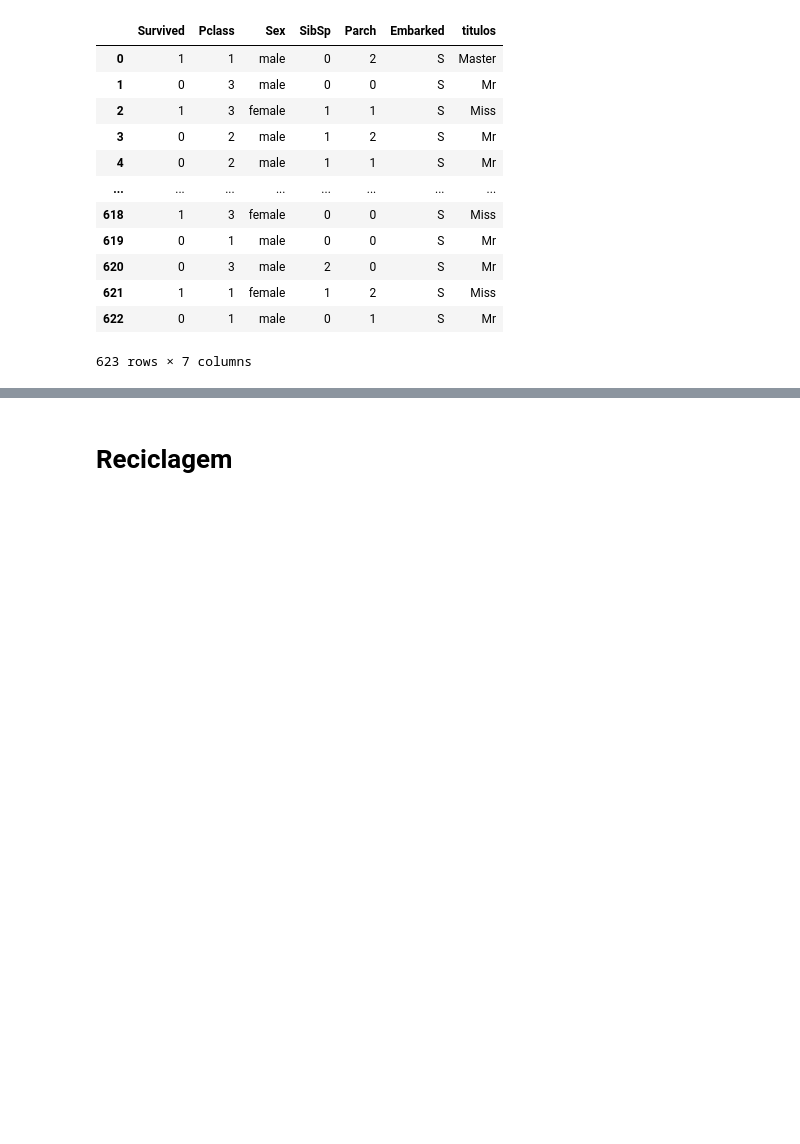
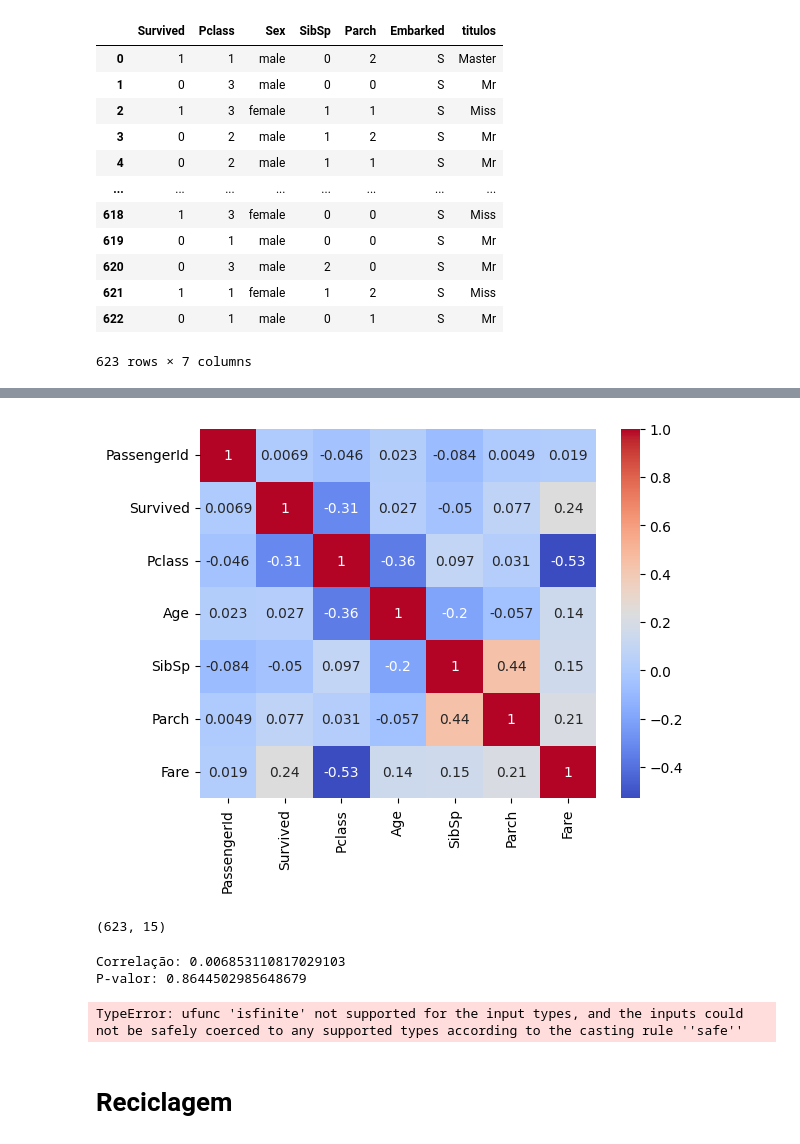
Before and after one commit to MaryannaSilva/Titanic, a Jupyter notebook: Modelo_do_Titanic.ipynb, the cells around one changed output, grey strips where cells are left out. Drawn from its saved outputs; the diff is of its cells as text; code cells hidden in the pictures; blank space fills up the shorter version.

```diff
--- a/Modelo_do_Titanic.ipynb
+++ b/Modelo_do_Titanic.ipynb
@@ -315,0 +401,6 @@ df1
+# %%
+intervalos = [0, 8, 15, 30, 513]
+
+# criar as categorias a partir dos intervalos
+dt_train_Expl["Fare"] = np.where(dt_train_Expl["Fare"] == 0.0, 0.001, dt_train_Expl["Fare"])
+dt_train_Expl["Fare_Intervalo"] = pd.cut(dt_train_Expl["Fare"], bins=intervalos).astype(str)
@@ -315,0 +463,2 @@ df1
+# %%
+corr_matrix = dt_train_Expl.corr()
@@ -316,2 +476,45 @@ df1
+# %%
+import matplotlib.pyplot as plt
+import seaborn as sns
+
+# Cria o heatmap da matriz de correlação
+sns.heatmap(corr_matrix, annot=True, cmap='coolwarm')
+
+# Mostra o gráfico
+plt.show()
+# %% [output]
+[figure, added]
+# %%
+import numpy as np
+
+# seleciona apenas as colunas de interesse
+
+data = dt_train_Expl[dt_train_Expl.columns].values
+
+# verifica o shape do array resultante
+print(data.shape)
+# %% [output]
+(623, 15)
+# %%
+from scipy.stats import pearsonr
+
+corr, pvalue = pearsonr(data[:, 0], data[:, 1])
+print('Correlação:', corr)
+print('P-valor:', pvalue)
+# %% [output]
+Correlação: 0.006853110817029103
+P-valor: 0.8644502985648679
+# %%
+import statsmodels.api as sm
+
+X = sm.add_constant(data[:, :2])
+y = data[:, 2]
+
+model = sm.OLS(y, X)
+results = model.fit()
+
+print(results.summary())
+# %% [output]
+TypeError: ufunc 'isfinite' not supported for the input types, and the inputs could not be safely coerced to any supported types according to the casting rule ''safe''
 # %% [markdown]
 # Reciclagem
```
Also changed, not shown: parts of 22 cells of this notebook.
